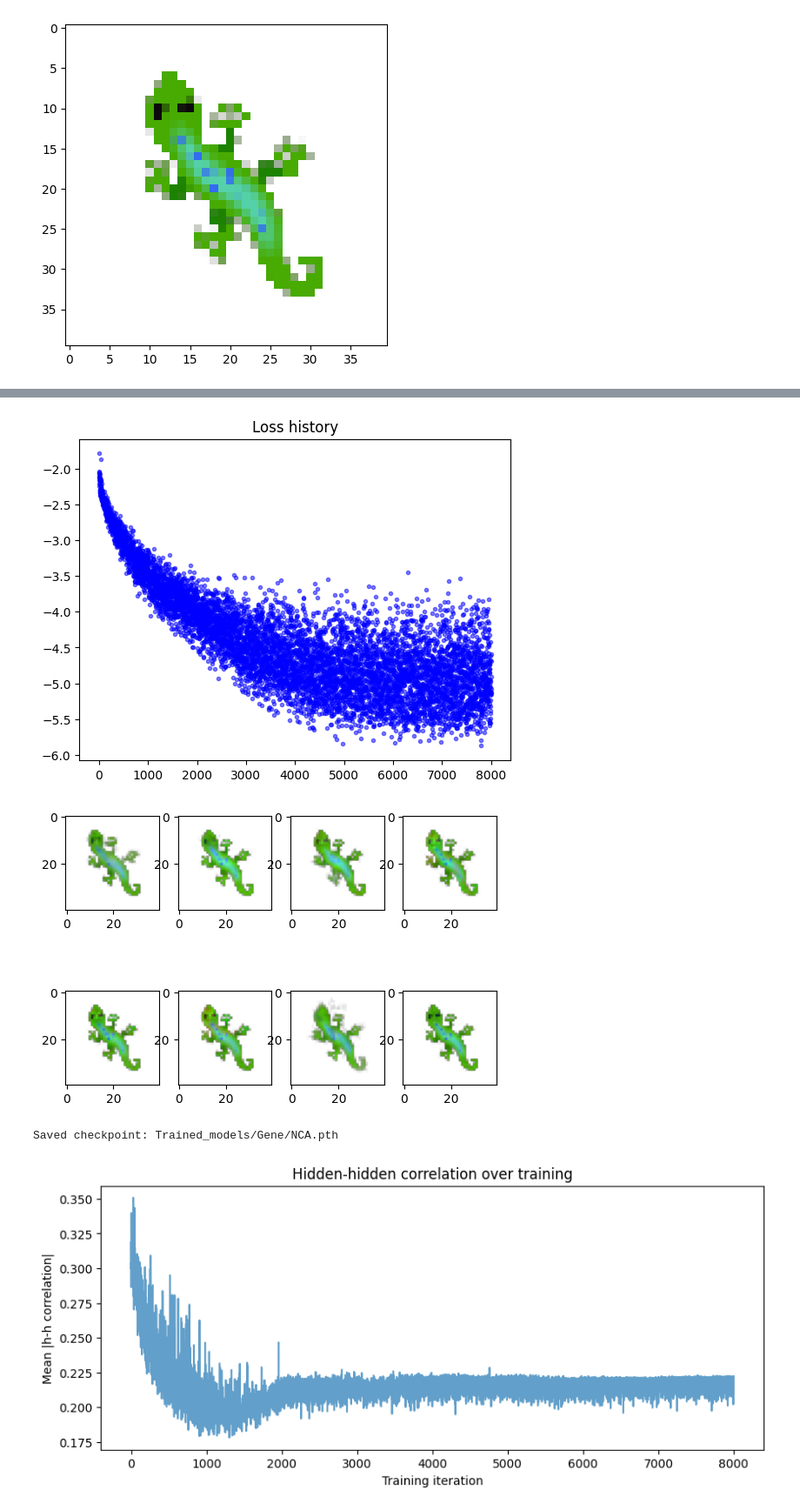
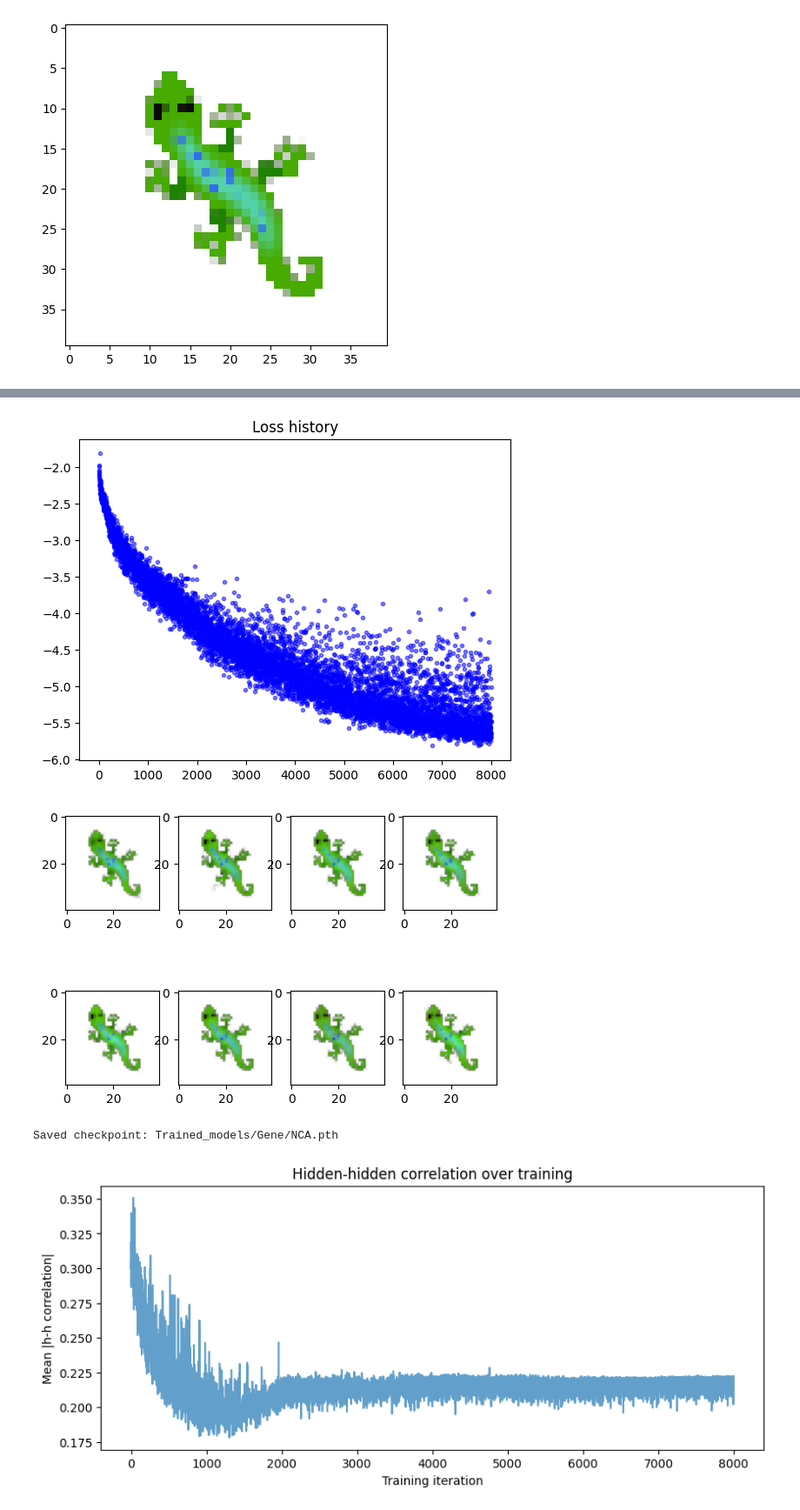
Before and after one commit to lshofsl/Thesis, a Jupyter notebook: NCA_baseline.ipynb, the cells around one changed output, grey strips where cells are left out. Shown at 87% size. Drawn from its saved outputs; the diff is of its cells as text; code cells hidden in the pictures.

```diff
--- a/NCA_baseline.ipynb
+++ b/NCA_baseline.ipynb
@@ -169,7 +169,7 @@ def create_circular_mask(HEIGHT, WIDTH, center_x, center_y, radius, device="cuda
 # %%
 #@title Training { vertical-output: true}
 
-DAMAGE_N = 3
+DAMAGE_N = 0
 
 hidden_layers = []
 hidden_corr = []
@@ -231,9 +231,6 @@ for i in range(TRAINING_ITERS + 1):
 
     scheduler.step()
 
-    scheduler.step()
-
-    # Diagnostics & Hidden Layer Correlations
     with torch.no_grad():
         visible = x[:, :4, :, :]
         hidden = x[:, 4:16, :, :]
@@ -254,39 +251,49 @@ for i in range(TRAINING_ITERS + 1):
                 cc_hh = np.abs(np.corrcoef(h_live, rowvar=False))
                 hh_val = np.mean(cc_hh[np.triu_indices(n_hid, k=1)])
             else:
                 hh_val = 0.0
             hidden_corr.append(hh_val)
 
-            # Memory-bounded sampling
             if i % LOG_HIDDEN_EVERY == 0:
-                h_sample = h_live[np.random.choice(len(h_live), min(1000, len(h_live)), replace=False)]
-                hidden_layers.append(h_sample)
+                hidden_layers.append(h_live)
                 hidden_layers_iters.append(i)
 
         if i % PCA_REFIT_EVERY == 0 and len(hidden_layers) > 0:
-            pooled = np.concatenate(hidden_layers[-10:], axis=0) # Use last 10 log steps
+            pooled = np.concatenate(hidden_layers, axis=0)
             pca = PCA(n_components=2)
             pca.fit(pooled)
 
     # Unified Logging & Visualization
     if i % 100 == 0:
         print(f"Training iter {i}, loss = {loss.item():.5f}")
         plt.clf()
         clear_output()
         plt.figure(1, figsize=(10, 4))
         plt.title('Loss history')
         plt.plot(loss_log, '.', alpha=0.5, color="b")
         utils.show_batch(x[2:10])
         plt.show(block=False)
         plt.pause(0.01)
 
         display(HTML(style))
 
         torch.save(nca.state_dict(), f"Trained_models/{name}.pth")
         print(f"Saved checkpoint: Trained_models/{name}.pth")
+
+
+    if pca is not None and i % 10 == 0:
+        grid0_hidden = hidden[0]
+        grid0_alive = (visible[0, 3] > 0.1).cpu().numpy()
+
+        h_grid_flat = grid0_hidden.permute(1, 2, 0).reshape(-1, n_hid).detach().cpu().numpy()
+        proj = pca.transform(h_grid_flat)
+        PC1_map = proj[:, 0].reshape(H, W)
+        PC2_map = proj[:, 1].reshape(H, W)
+
+        pca_maps.append((i, PC1_map, PC2_map, grid0_alive))
 # %% [output]
-[figure, old version]
+[figure, new version]
-[figure, old version]
+[figure, new version]
 Saved checkpoint: Trained_models/Gene/NCA.pth
 # %%
 plt.figure(figsize=(10, 4))
```
Also changed, not shown: parts of 9 cells of this notebook.
